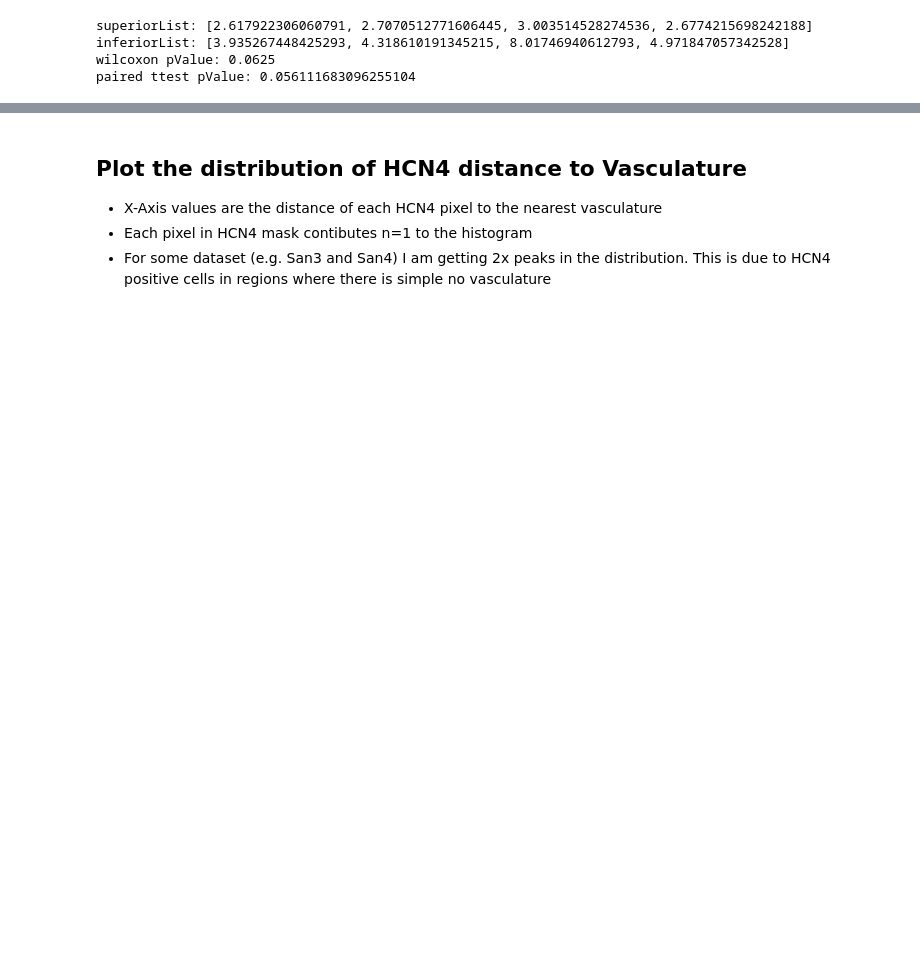
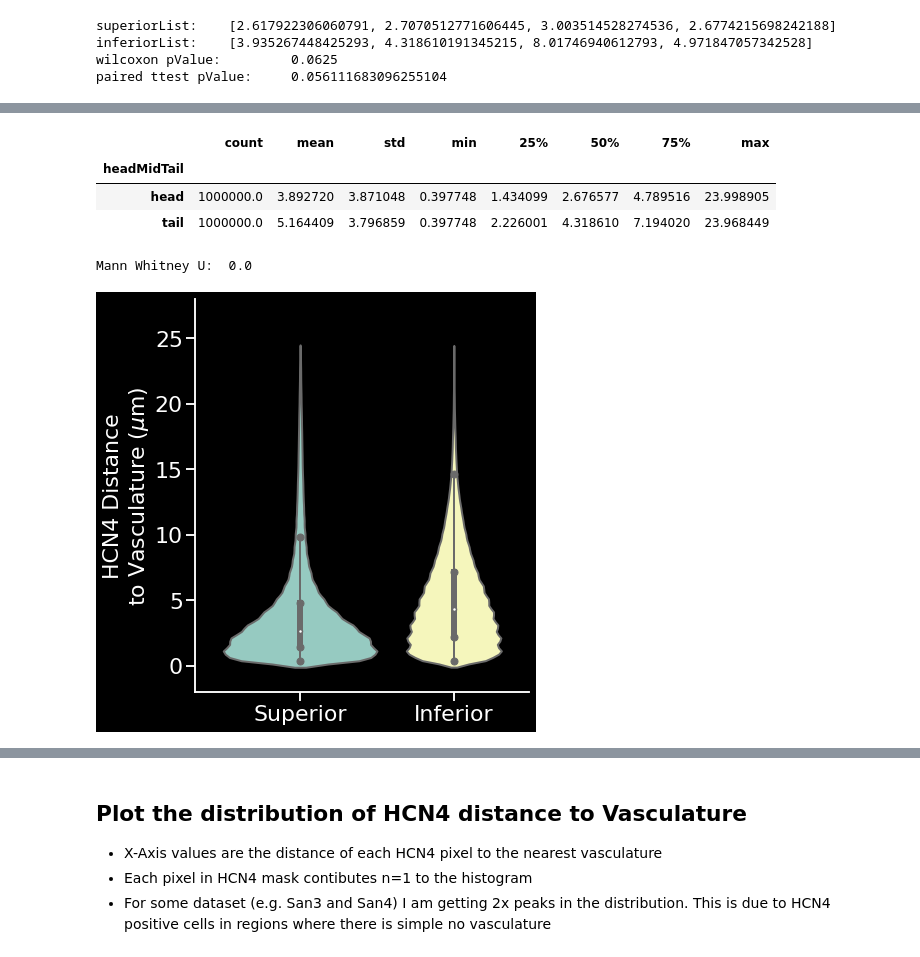
Before and after one commit to cudmore/saNode, a Jupyter notebook: notebooks/manuscript-20201103.ipynb, the cells around one changed output, grey strips where cells are left out. Saved outputs shown, nothing was run; the diff lists cells and outputs as text; code cells hidden in the pictures; blank space fills up the shorter version.

```diff
--- a/notebooks/manuscript-20201103.ipynb
+++ b/notebooks/manuscript-20201103.ipynb
@@ -110,0 +119,12 @@ paired ttest pValue: 0.056111683096255104
+# %%
+# hcn4Dist.csv is distance from each hcn4 pixel to nearest vasculature
+# there are approx 11,000,000 pixels per san
+# hcn4Dist.csv is a random sample of 1,000,000 (for each san)
+
+# load hcn4Dist.csv
+
+
+path = 'hcn4Dist.csv'
+df = pd.read_csv(path)
+
+display(df)
@@ -111,3 +145,49 @@ paired ttest pValue: 0.056111683096255104
+# %%
+sanStr = 'SAN2'
+regionList = ['tail', 'head'] # to get logical order head-tail in plot
+regionListLabel = ['Superior', 'Inferior'] #swapped, to do: figure this out
+
+df2 = df[ df['SAN'] == sanStr]
+df2 = df2[ df2['headMidTail'].isin(regionList) ]
+
+#
+# get stats
+tmpDf = df2.groupby('headMidTail')['hcn4DistToVasc'].describe()
+display(tmpDf)
+
+headData = df2[ df2['headMidTail']== 'head' ]['hcn4DistToVasc'].tolist()
+#headData = [x for x in headData if not np.isnan(x)]
+tailData = df2[ df2['headMidTail']== 'tail' ]['hcn4DistToVasc'].tolist()
+#tailData = [x for x in tailData if not np.isnan(x)]
+
+statistic1, p1 = scipy.stats.mannwhitneyu(headData, tailData) #, alternative='two-sided')
+print('Mann Whitney U:\t', p1)
+
+#
+# plot
+fig, ax = plt.subplots(1, figsize=(6, 6))
+
+split = False
+linewidth = 2
+ax = sns.violinplot(ax=ax, x="SAN", y="hcn4DistToVasc", hue='headMidTail', linewidth=linewidth, split=split, data=df2)
+
+ax.set_ylabel('HCN4 Distance\nto Vasculature ($\mu$m)')
+ax.set_xlabel('')
+ax.margins(x=0.1, y=0.1)
+regionList2 = ['Head', 'Tail']
+plt.xticks([-0.2, .2], regionListLabel)
+#plt.xticks([])
+ax.set_ylim([-2, 28])
+
+plt.legend(frameon=False)
+ax.get_legend().remove()
+# %% [output]
+|  | count | mean | std | min | 25% | 50% | 75% | max |
+| headMidTail |  |  |  |  |  |  |  |  |
+| head | 1000000.0 | 3.892720 | 3.871048 | 0.397748 | 1.434099 | 2.676577 | 4.789516 | 23.998905 |
+| tail | 1000000.0 | 5.164409 | 3.796859 | 0.397748 | 2.226001 | 4.318610 | 7.194020 | 23.968449 |
+Mann Whitney U:  0.0
+[figure, added]
 # %%
 # SAN2
 '''
```
Also changed, not shown: parts of 10 cells of this notebook, 9 other files.
